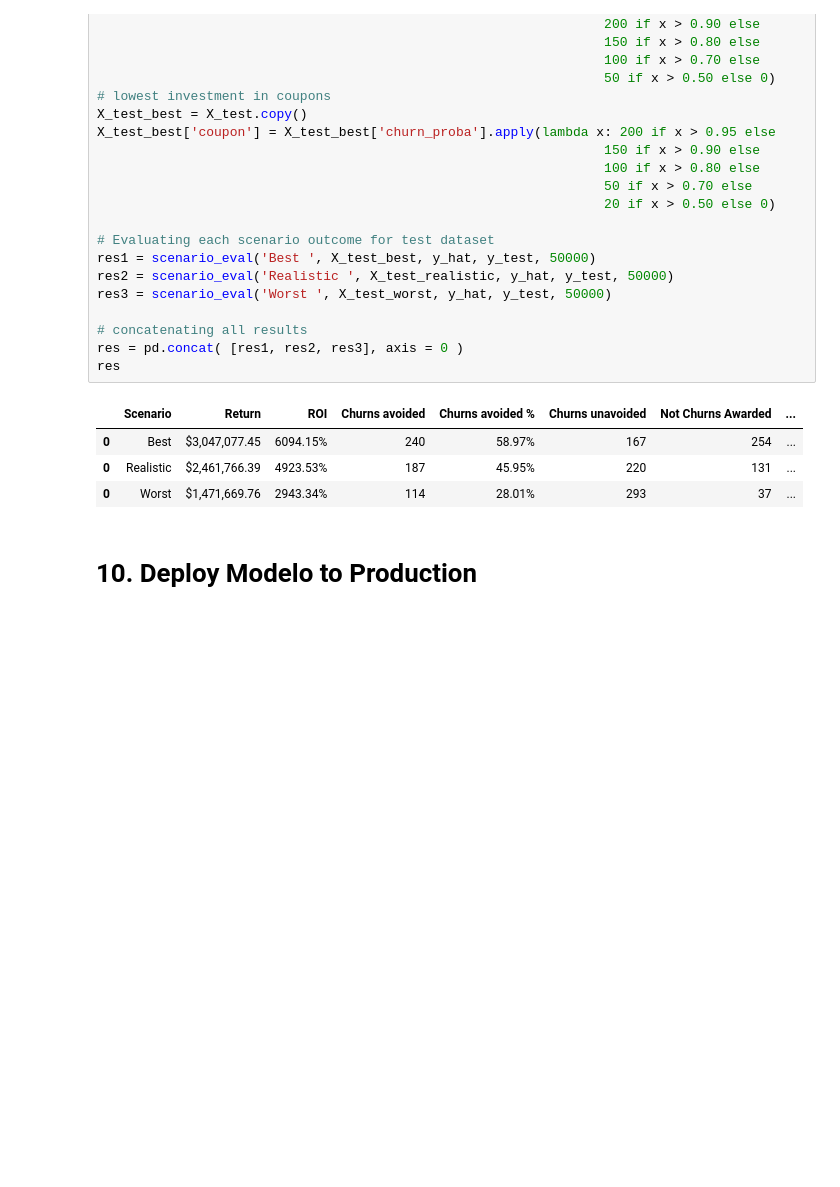
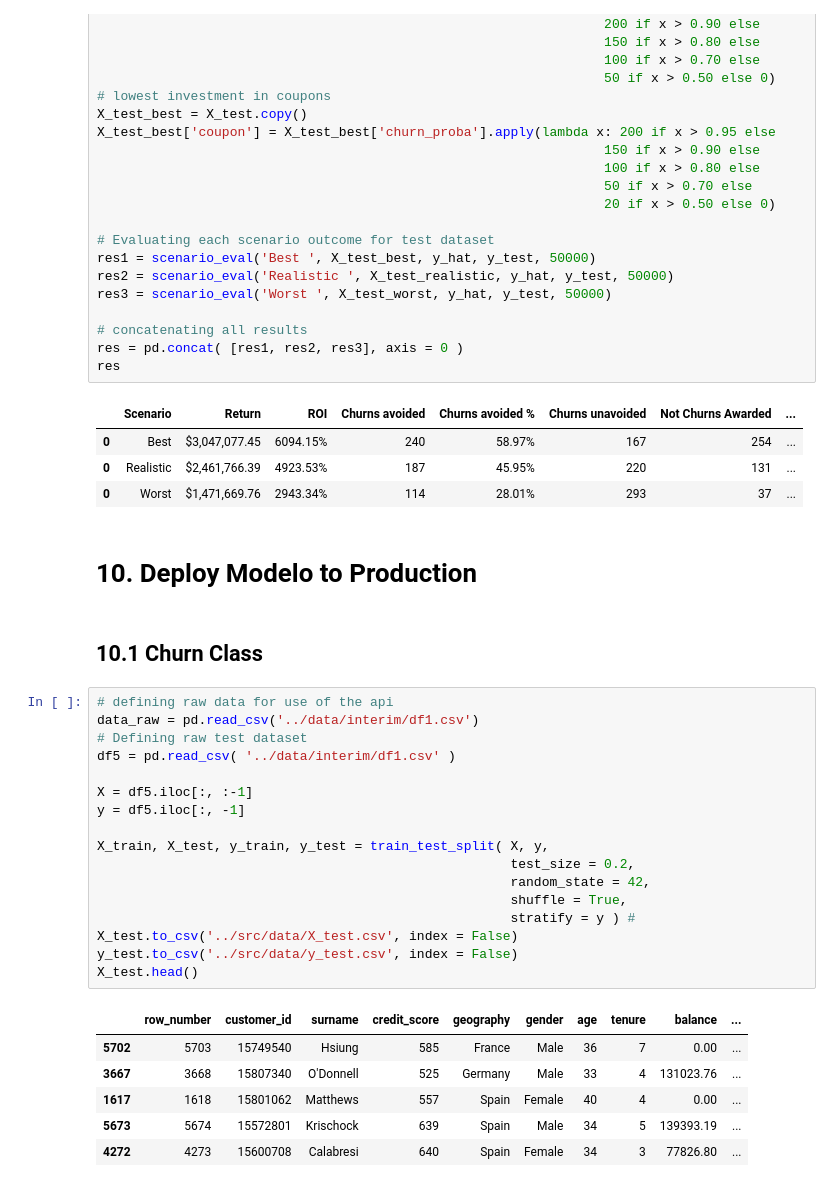
Before and after one commit to humberto-aguiar/churn_prediction, a Jupyter notebook: notebooks/churn_01.ipynb, the cells around one changed output. Saved outputs shown, nothing was run; the diff lists cells and outputs as text; blank space fills up the shorter version.

```diff
--- a/notebooks/churn_01.ipynb
+++ b/notebooks/churn_01.ipynb
@@ -1722,3 +1734,29 @@ res
 | 0 | Worst | $1,471,669.76 | 2943.34% | 114 | 28.01% | 293 | 37 | ... |
 # %% [markdown]
 # 10. Deploy Modelo to Production
+# %% [markdown]
+## 10.1 Churn Class
+# %%
+# defining raw data for use of the api
+data_raw = pd.read_csv('../data/interim/df1.csv')
+# Defining raw test dataset
+df5 = pd.read_csv( '../data/interim/df1.csv' )
+
+X = df5.iloc[:, :-1]
+y = df5.iloc[:, -1]
+
+X_train, X_test, y_train, y_test = train_test_split( X, y,
+                                                     test_size = 0.2,
+                                                     random_state = 42,
+                                                     shuffle = True,
+                                                     stratify = y ) #
+X_test.to_csv('../src/data/X_test.csv', index = False)
+y_test.to_csv('../src/data/y_test.csv', index = False)
+X_test.head()
+# %% [output]
+|  | row_number | customer_id | surname | credit_score | geography | gender | age | tenure | balance | ... |
+| 5702 | 5703 | 15749540 | Hsiung | 585 | France | Male | 36 | 7 | 0.00 | ... |
+| 3667 | 3668 | 15807340 | O'Donnell | 525 | Germany | Male | 33 | 4 | 131023.76 | ... |
+| 1617 | 1618 | 15801062 | Matthews | 557 | Spain | Female | 40 | 4 | 0.00 | ... |
+| 5673 | 5674 | 15572801 | Krischock | 639 | Spain | Male | 34 | 5 | 139393.19 | ... |
+| 4272 | 4273 | 15600708 | Calabresi | 640 | Spain | Female | 34 | 3 | 77826.80 | ... |
```
Also changed, not shown: parts of 8 cells of this notebook, 3 other files.
